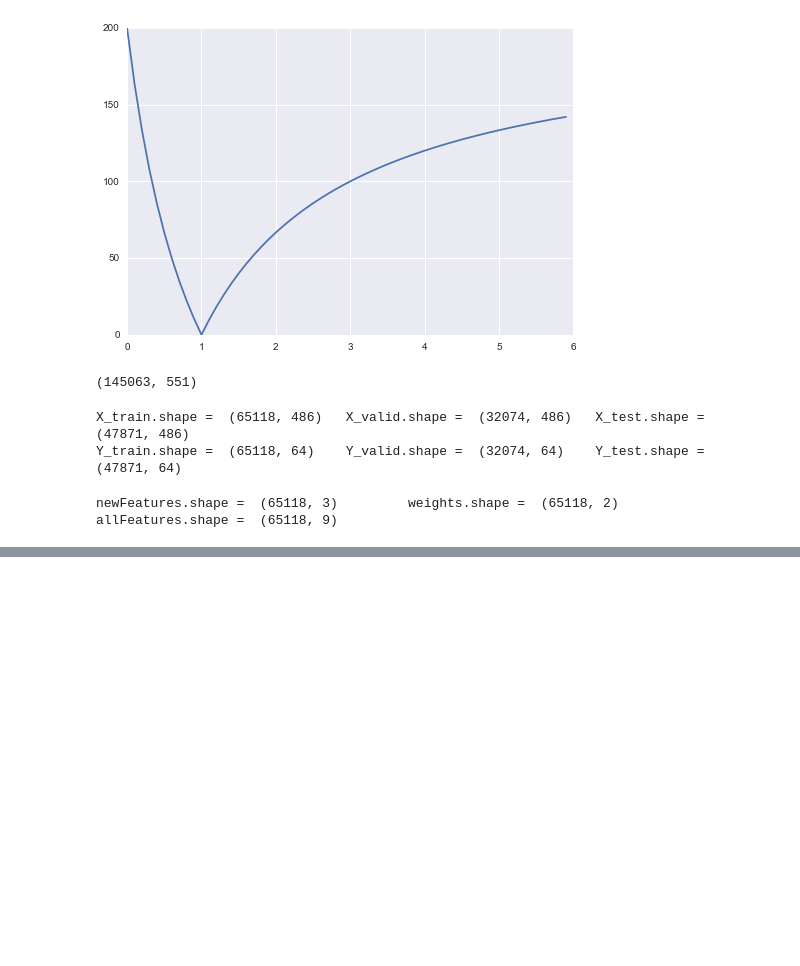
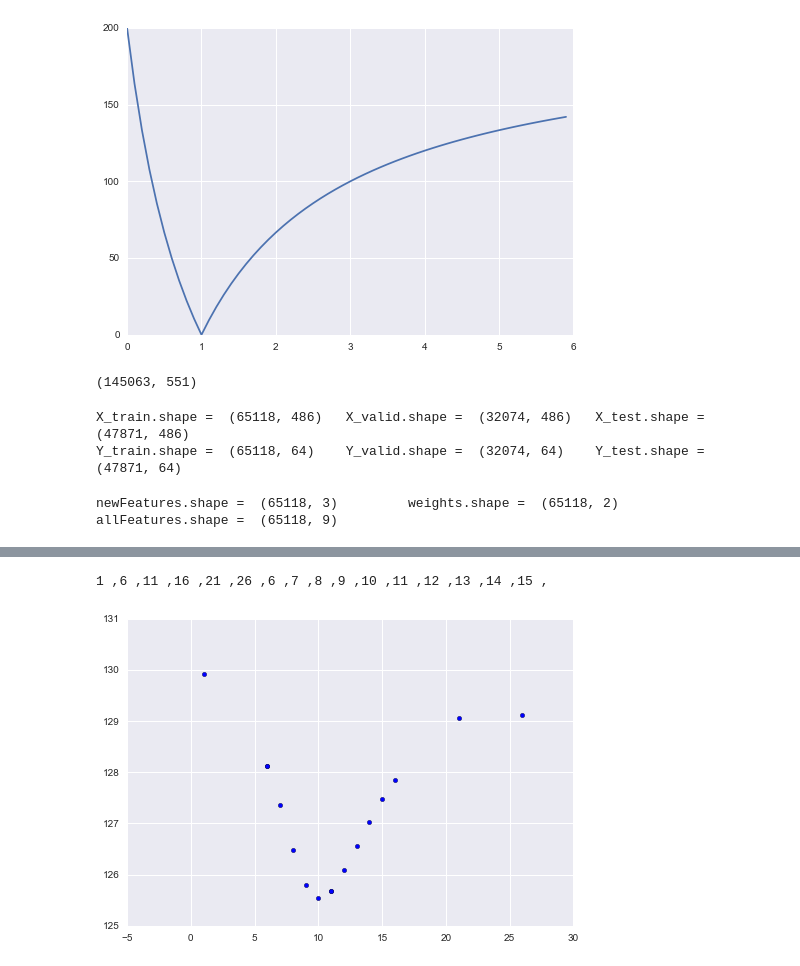
Before and after one commit to MatthewMcGonagle/KaggleWikiTraffic, a Jupyter notebook: WeightedWindows.ipynb, the cells around one changed output, grey strips where cells are left out. Cells and saved outputs as stored; diff of their text form; code cells hidden in the pictures; blank space fills up the shorter version.

Commit message:
Looking at varying hyperparameters for getting best linear fit.

```diff
--- a/WeightedWindows.ipynb
+++ b/WeightedWindows.ipynb
@@ -160,0 +163,19 @@ Cross val score =  127.947999872 +- 3.63557538208
+# %%
+# Now let's try varying the size of k associated to the weights.
+
+ks = np.arange(1, 30, 5)
+ks = np.hstack((ks, np.arange(6, 16)))
+model = Pipeline([ ('pre', FunctionTransformer(all_features)),
+                   ('linear', LinearRegression()) ])
+search_scores = np.empty(0)
+for k in ks:
+    model.set_params(pre__kw_args = {'k' : k})
+    scores = - cross_val_score(model, X_trainvalid, Y_trainvalid, scoring = smape_scorer)
+    search_scores = np.hstack((search_scores, scores.mean()))
+    print(k, ',', end = '')
+
+plt.scatter(ks, search_scores)
+plt.show()
+# %% [output]
+1 ,6 ,11 ,16 ,21 ,26 ,6 ,7 ,8 ,9 ,10 ,11 ,12 ,13 ,14 ,15 ,
+[figure, added]
```
Also changed, not shown: parts of 14 cells of this notebook.
